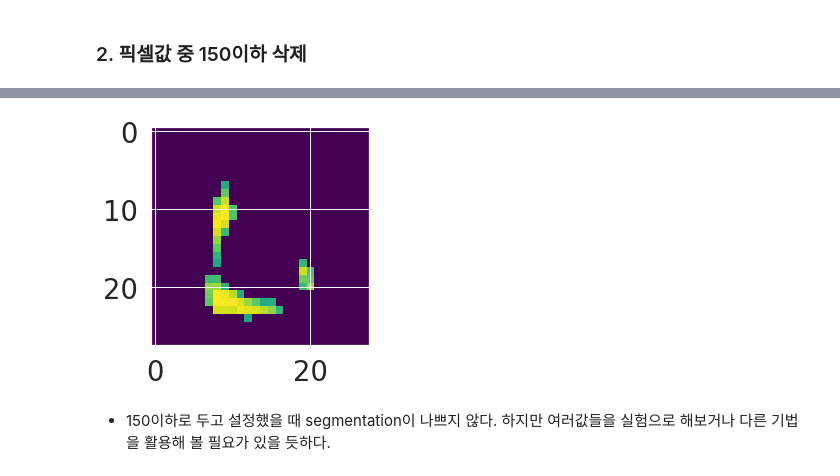
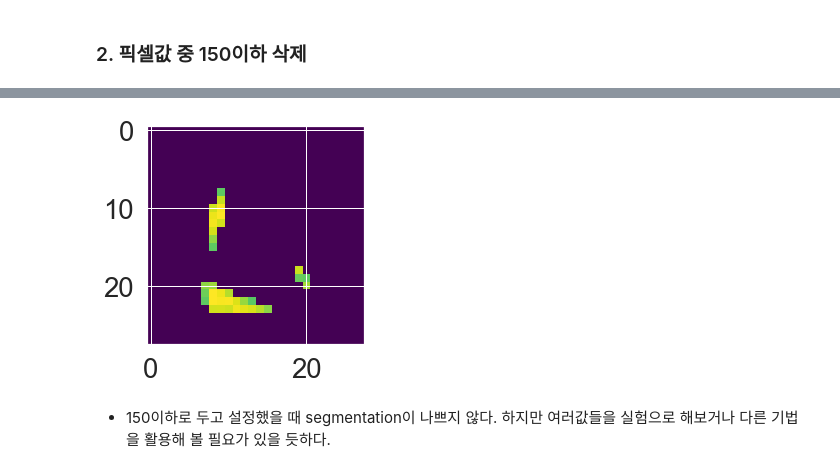
Before and after one commit to KerryKim/Dacon-emnist_digit_prediction, a Jupyter notebook: eda_emnist.ipynb, the cells around one changed output, grey strips where cells are left out. Cells and saved outputs as stored; diff of their text form; code cells hidden in the pictures.

```diff
--- a/eda_emnist.ipynb
+++ b/eda_emnist.ipynb
@@ -304,18 +305,18 @@ plt.show()
 # %%
 img = train.query("letter == 'B'")[[(str(i)) for i in range(784)]].iloc[0].values.reshape(28, 28)
 #new_img = np.where(img < 5, 0, img)# 4이하의 노이즈 삭제
 
 
-s_img = np.where(img >= 150, img, 0)
+s_img = np.where(img >= 190, img, 0)
 plt.imshow(s_img, cmap='viridis')
 plt.show()
 
 
 # s_img = np.where(img < 190, 0, new_img)# 4이하의 노이즈 삭제
 # plt.imshow(s_img, cmap='gray')
 # plt.show()
 # %% [output]
-[figure, old version]
+[figure, new version]
 # %% [markdown]
 - 150이하로 두고 설정했을 때 segmentation이 나쁘지 않다. 하지만 여러값들을 실험으로 해보거나 다른 기법을 활용해 볼 필요가 있을 듯하다.
 # %% [markdown]
```
Also changed, not shown: parts of 49 cells of this notebook, 7 other files.
